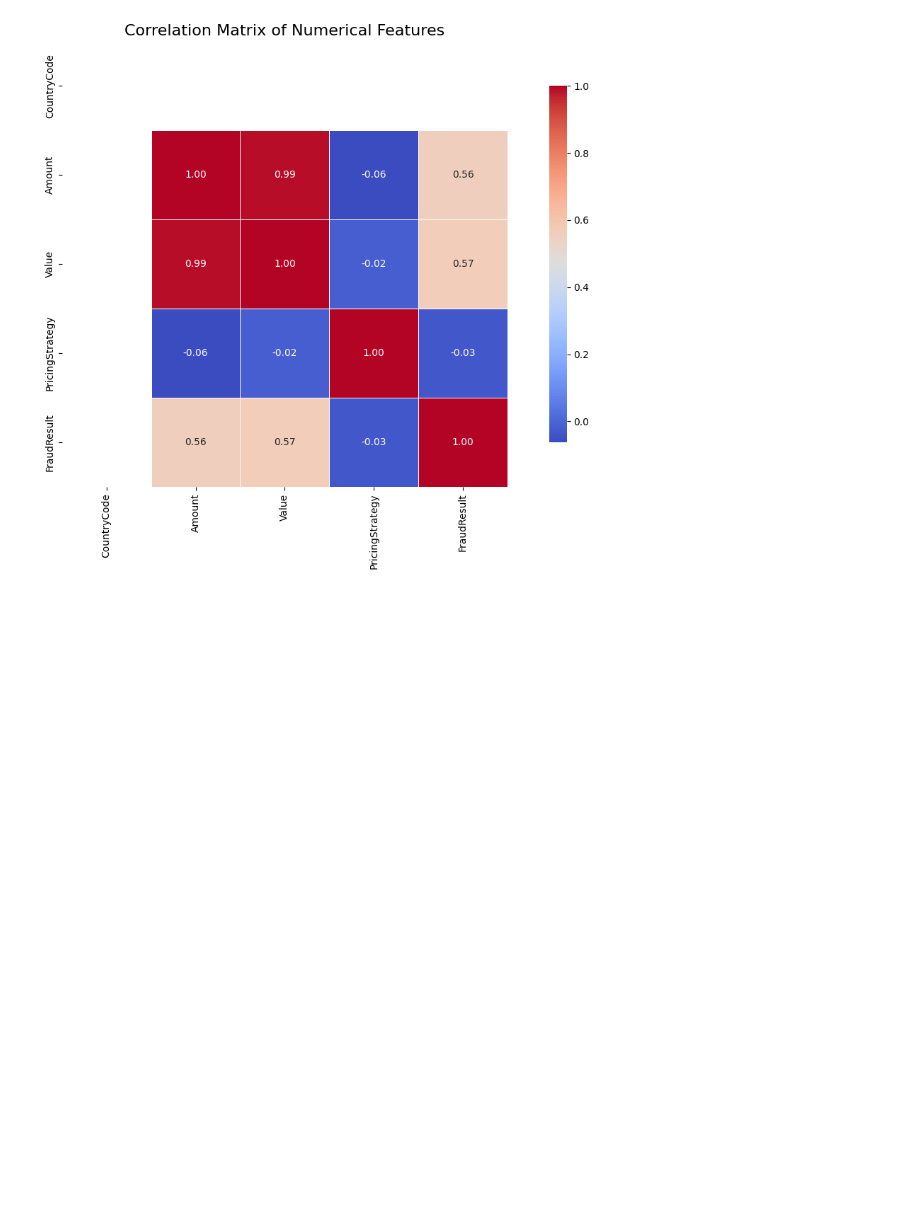
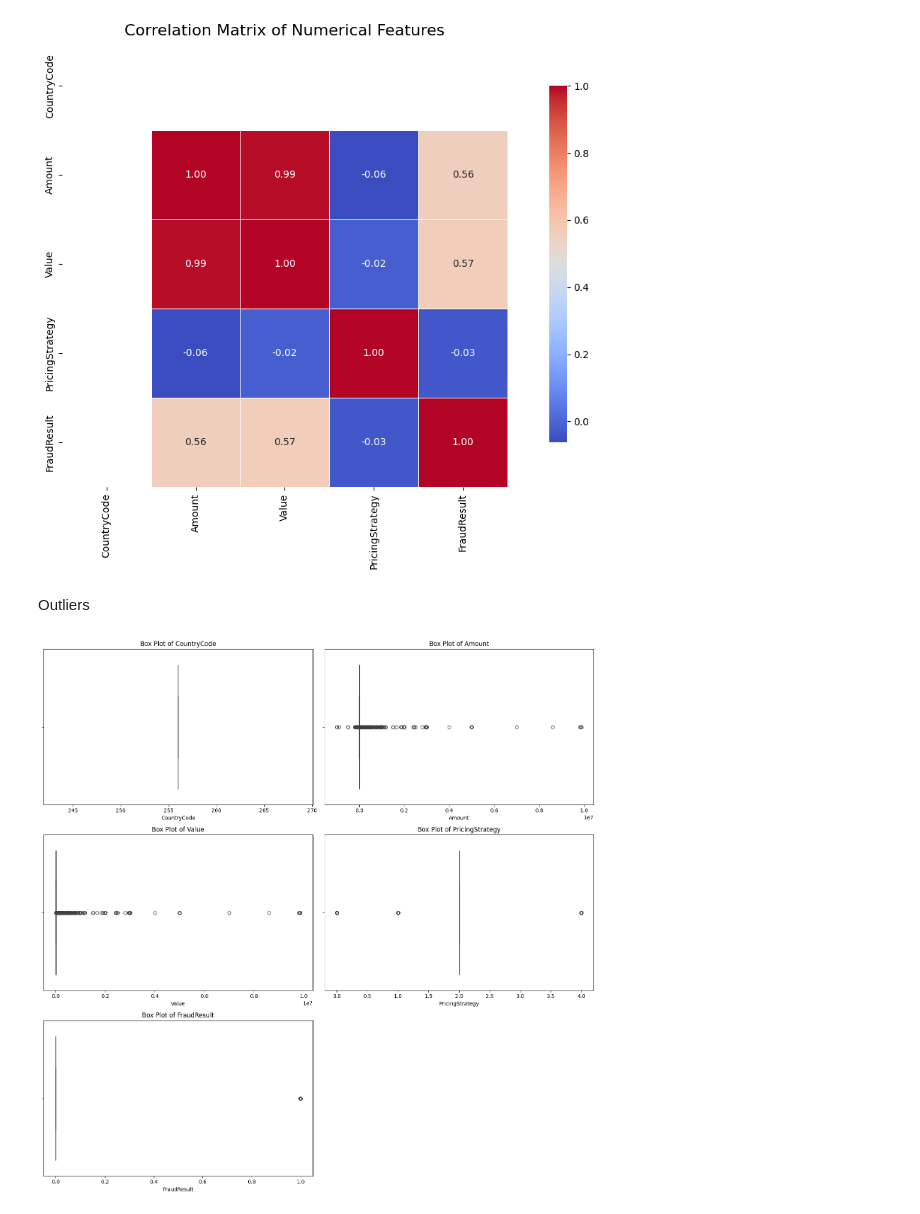
Before and after one commit to brook1167/Bati-Bank, a Jupyter notebook: notebooks/Eda.ipynb, the cells around one changed output. Drawn from its saved outputs; the diff is of its cells as text; code cells hidden in the pictures; blank space fills up the shorter version.

Commit message:
perform outlier detect

```diff
--- a/notebooks/Eda.ipynb
+++ b/notebooks/Eda.ipynb
@@ -140,3 +140,10 @@ Correlation Analysis
 plot_correlation_matrix(df)
 # %% [output]
 [figure]
+# %% [markdown]
+Outliers
+# %%
+# Detect Outliers
+detect_outliers(df)
+# %% [output]
+[figure, added]
```
Also changed, not shown: parts of 2 cells of this notebook.
